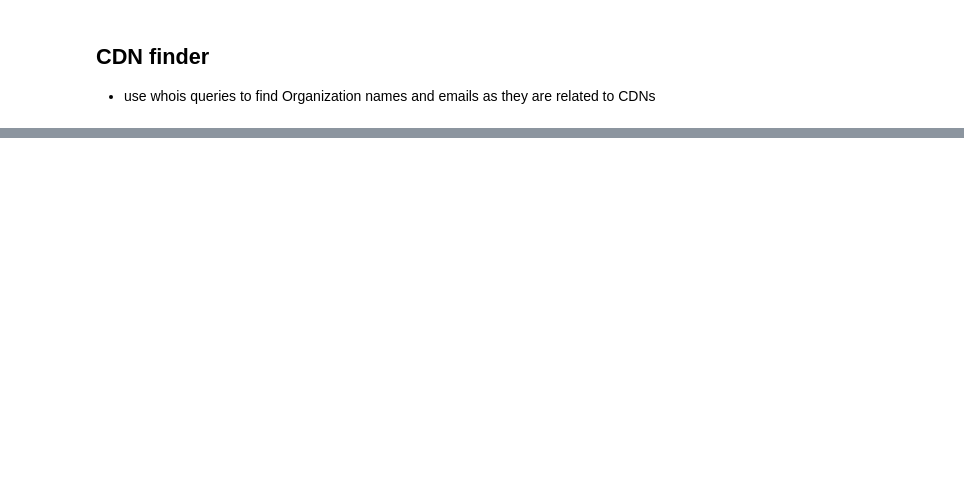
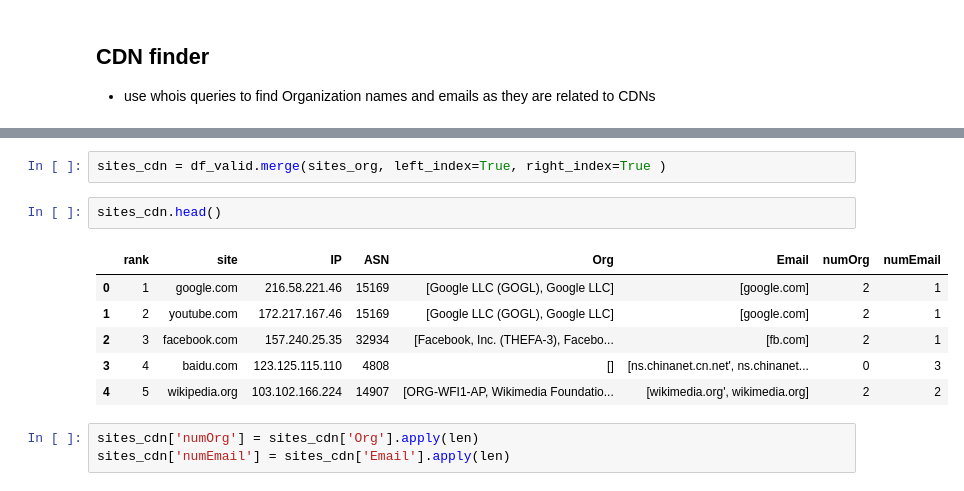
Before and after one commit to shahifaqeer/cdn-analysis, a Jupyter notebook: CDN_BGP_Analysis.ipynb, the cells around one changed output, grey strips where cells are left out. Cells and saved outputs as stored; diff of their text form; blank space fills up the shorter version.

```diff
--- a/CDN_BGP_Analysis.ipynb
+++ b/CDN_BGP_Analysis.ipynb
@@ -109,0 +142,14 @@ whois 212.129.33.171 process error/ran too long
+# %%
+sites_cdn = df_valid.merge(sites_org, left_index=True, right_index=True )
+# %%
+sites_cdn.head()
+# %% [output]
+|  | rank | site | IP | ASN | Org | Email | numOrg | numEmail |
+| 0 | 1 | google.com | 216.58.221.46 | 15169 | [Google LLC (GOGL), Google LLC] | [google.com] | 2 | 1 |
+| 1 | 2 | youtube.com | 172.217.167.46 | 15169 | [Google LLC (GOGL), Google LLC] | [google.com] | 2 | 1 |
+| 2 | 3 | facebook.com | 157.240.25.35 | 32934 | [Facebook, Inc. (THEFA-3), Facebo... | [fb.com] | 2 | 1 |
+| 3 | 4 | baidu.com | 123.125.115.110 | 4808 | [] | [ns.chinanet.cn.net', ns.chinanet... | 0 | 3 |
+| 4 | 5 | wikipedia.org | 103.102.166.224 | 14907 | [ORG-WFI1-AP, Wikimedia Foundatio... | [wikimedia.org', wikimedia.org] | 2 | 2 |
+# %%
+sites_cdn['numOrg'] = sites_cdn['Org'].apply(len)
+sites_cdn['numEmail'] = sites_cdn['Email'].apply(len)
```
Also changed, not shown: parts of 18 cells of this notebook.
